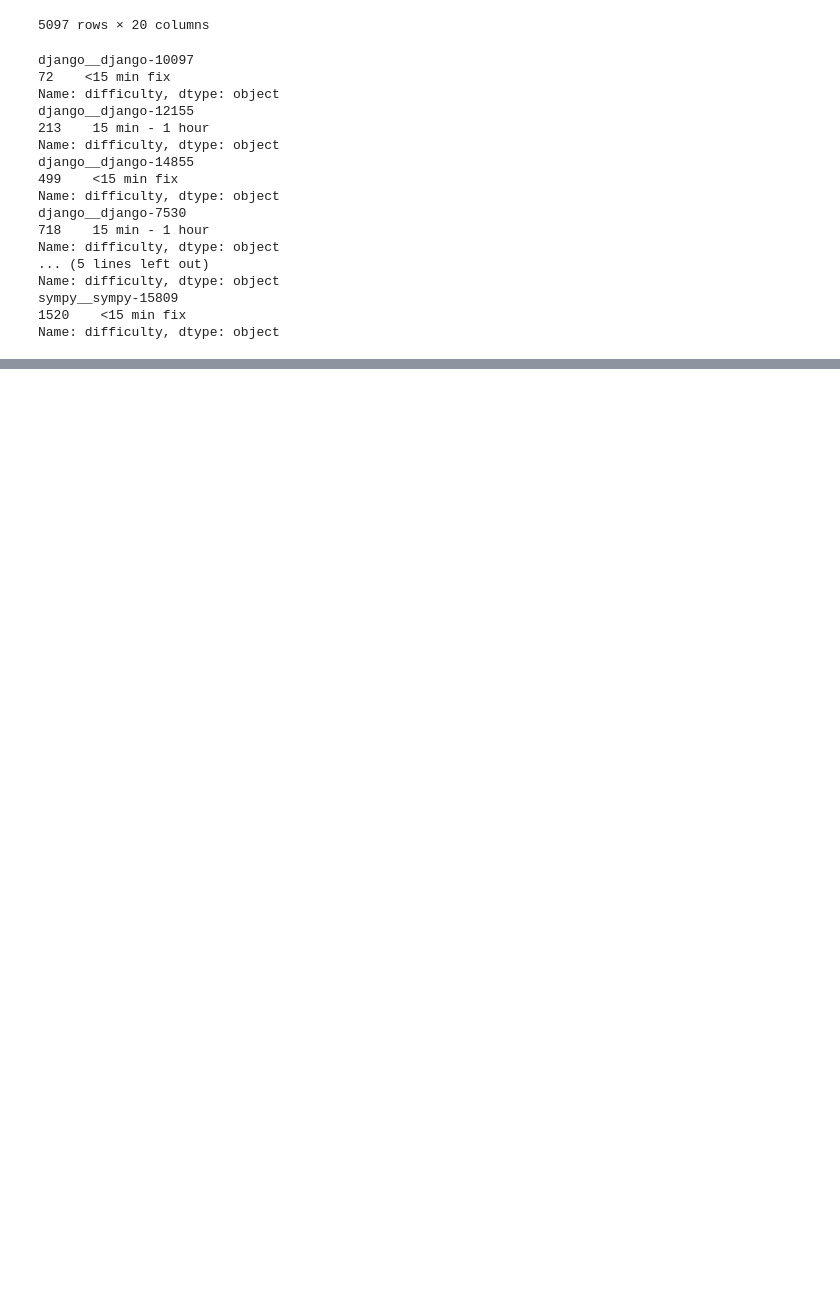
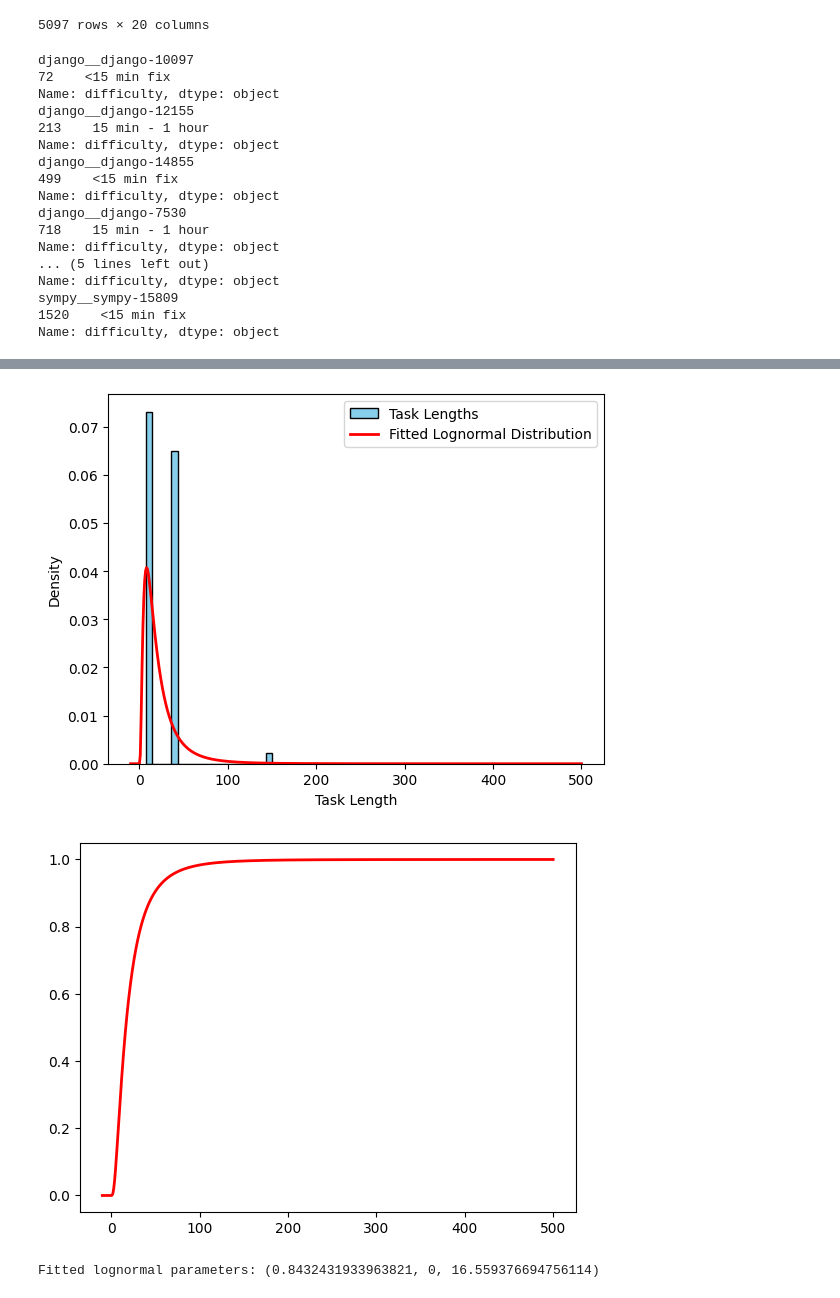
Before and after one commit to pimpale/foo, a Jupyter notebook: python/swebench/time_costs.ipynb, the cells around one changed output, grey strips where cells are left out. Drawn from its saved outputs; the diff is of its cells as text; code cells hidden in the pictures; blank space fills up the shorter version.

```diff
--- a/python/swebench/time_costs.ipynb
+++ b/python/swebench/time_costs.ipynb
@@ -70,0 +513,24 @@ Name: difficulty, dtype: object
+# %%
+# Plot histogram of task lengths
+plt.hist(resolved_minutes_list, bins=20, density=True, color="skyblue", edgecolor="black", label="Task Lengths")
+# Fit a lognormal distribution to the task lengths
+lognormal_params = lognorm.fit(resolved_minutes_list, floc=0)
+
+# Plot the fitted lognormal distribution
+x = np.linspace(-10, 500, 512)
+plt.plot(x, lognorm.pdf(x, *lognormal_params), "r-", lw=2, label="Fitted Lognormal Distribution")
+
+plt.xlabel("Task Length")
+plt.ylabel("Density")
+plt.legend()
+plt.show()
+
+# plot the cdf
+plt.plot(x, lognorm.cdf(x, *lognormal_params), "r-", lw=2)
+plt.show()
+
+print("Fitted lognormal parameters:", lognormal_params)
+# %% [output]
+[figure, added]
+[figure, added]
+Fitted lognormal parameters: (0.8432431933963821, 0, 16.559376694756114)
```
Also changed, not shown: parts of 10 cells of this notebook, 1 other file.
